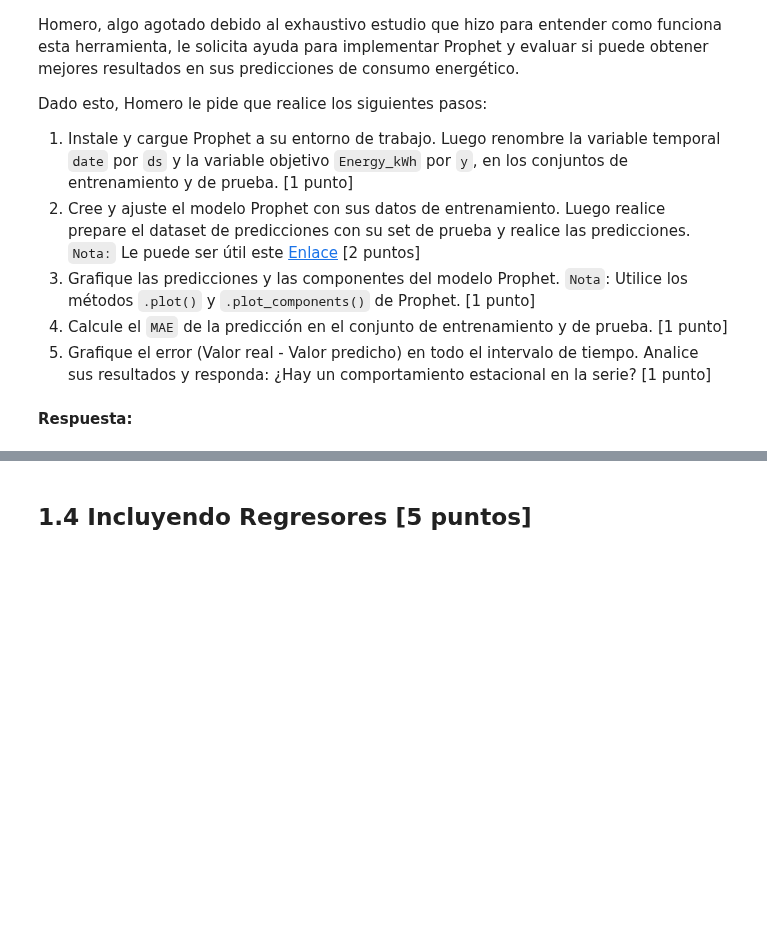
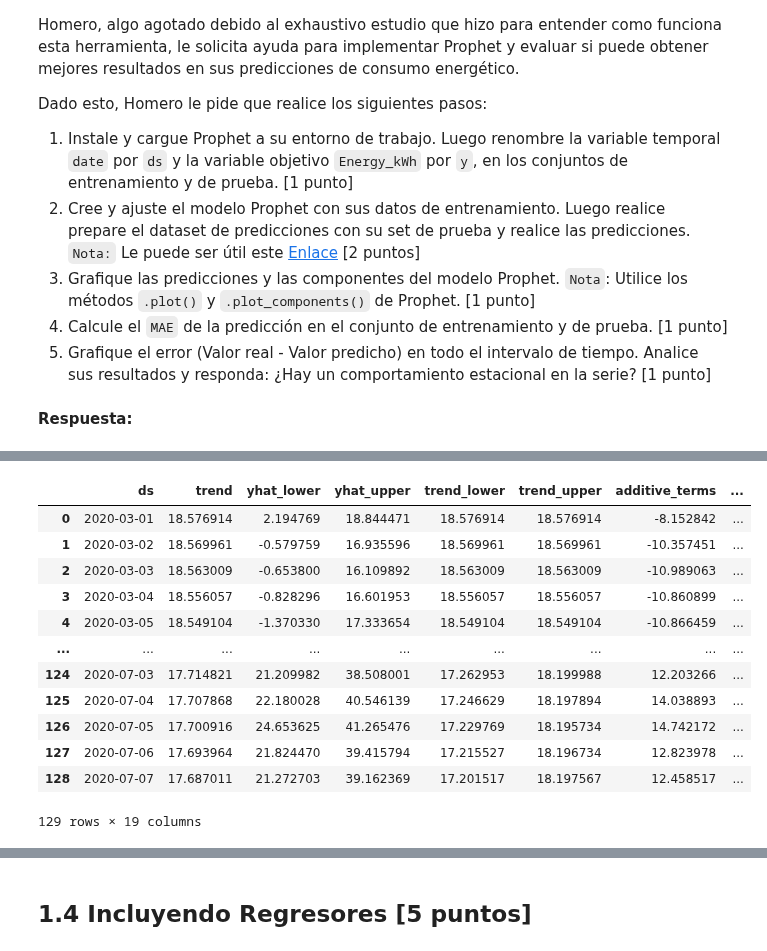
Before and after one commit to juansebm/MDS7202, a Jupyter notebook: Lab 10 - Forecasting y sistema de recomendación/Lab10_enunciado.ipynb, the cells around one changed output, grey strips where cells are left out. Saved outputs shown, nothing was run; the diff lists cells and outputs as text; code cells hidden in the pictures; blank space fills up the shorter version.

```diff
--- a/Lab 10 - Forecasting y sistema de recomendación/Lab10_enunciado.ipynb
+++ b/Lab 10 - Forecasting y sistema de recomendación/Lab10_enunciado.ipynb
@@ -341,0 +347,10 @@ from prophet.plot import plot_plotly, plot_components_plotly
+# %%
+# 2
+modelo = Prophet()
+modelo.fit(train)
+
+future = test[['ds']].copy()
+
+forecast = modelo.predict(future)
+forecast
+# %% [output]
@@ -341,0 +359,13 @@ from prophet.plot import plot_plotly, plot_components_plotly
+|  | ds | trend | yhat_lower | yhat_upper | trend_lower | trend_upper | additive_terms | ... |
+| 0 | 2020-03-01 | 18.576914 | 2.194769 | 18.844471 | 18.576914 | 18.576914 | -8.152842 | ... |
+| 1 | 2020-03-02 | 18.569961 | -0.579759 | 16.935596 | 18.569961 | 18.569961 | -10.357451 | ... |
+| 2 | 2020-03-03 | 18.563009 | -0.653800 | 16.109892 | 18.563009 | 18.563009 | -10.989063 | ... |
+| 3 | 2020-03-04 | 18.556057 | -0.828296 | 16.601953 | 18.556057 | 18.556057 | -10.860899 | ... |
+| 4 | 2020-03-05 | 18.549104 | -1.370330 | 17.333654 | 18.549104 | 18.549104 | -10.866459 | ... |
+| ... | ... | ... | ... | ... | ... | ... | ... | ... |
+| 124 | 2020-07-03 | 17.714821 | 21.209982 | 38.508001 | 17.262953 | 18.199988 | 12.203266 | ... |
+| 125 | 2020-07-04 | 17.707868 | 22.180028 | 40.546139 | 17.246629 | 18.197894 | 14.038893 | ... |
+| 126 | 2020-07-05 | 17.700916 | 24.653625 | 41.265476 | 17.229769 | 18.195734 | 14.742172 | ... |
+| 127 | 2020-07-06 | 17.693964 | 21.824470 | 39.415794 | 17.215527 | 18.196734 | 12.823978 | ... |
+| 128 | 2020-07-07 | 17.687011 | 21.272703 | 39.162369 | 17.201517 | 18.197567 | 12.458517 | ... |
+129 rows × 19 columns
```
Also changed, not shown: parts of 7 cells of this notebook.
